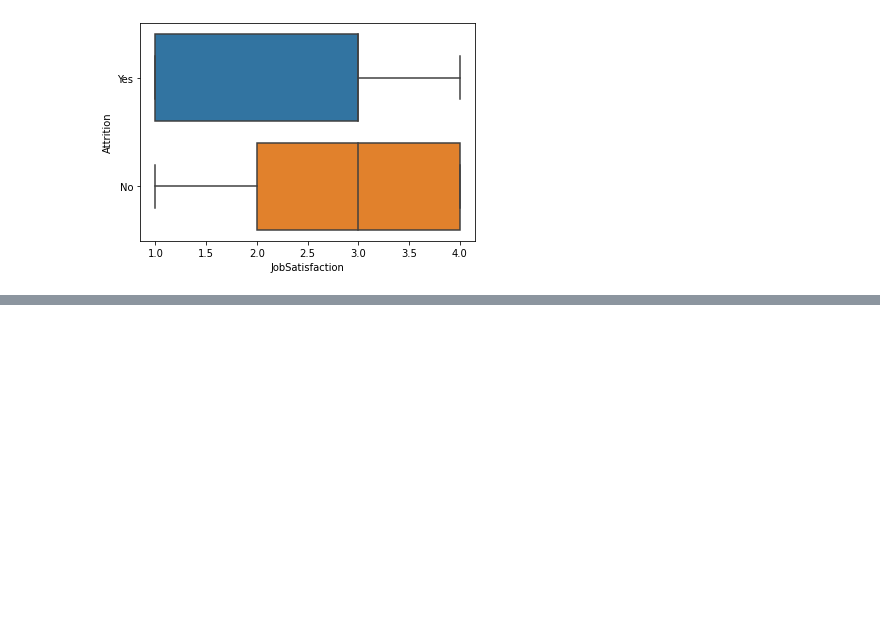
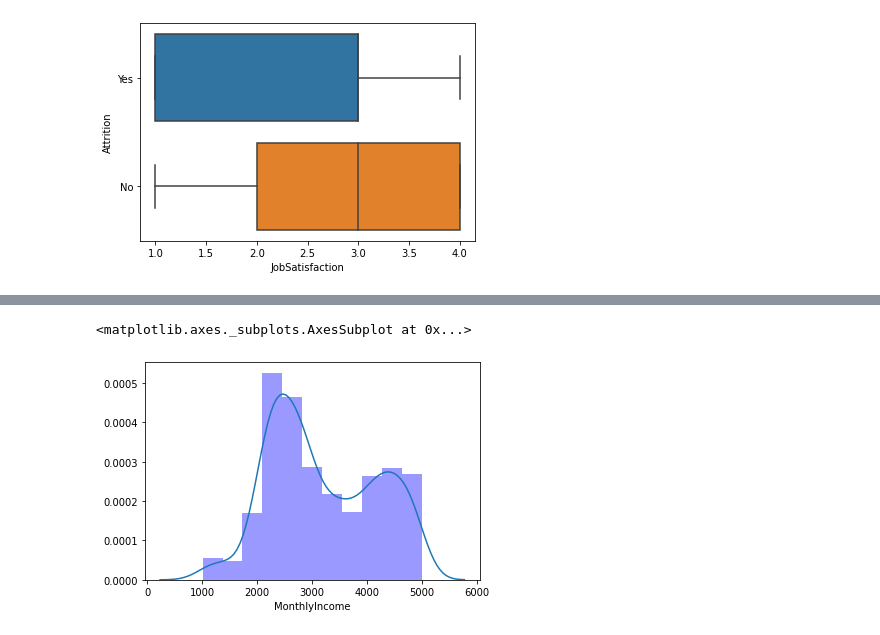
Before and after one commit to pereira-tony/td1-nosql-m1-web, a Jupyter notebook: Exercices/DataVis/Exercice_partie_3.ipynb, the cells around one changed output, grey strips where cells are left out. Drawn from its saved outputs; the diff is of its cells as text; code cells hidden in the pictures; blank space fills up the shorter version.

```diff
--- a/Exercices/DataVis/Exercice_partie_3.ipynb
+++ b/Exercices/DataVis/Exercice_partie_3.ipynb
@@ -42,0 +88,7 @@ sb.boxplot(x="JobSatisfaction", y="Attrition", data=data)
+# %%
+# Exercice 8
+
+sb.distplot(data['MonthlyIncome'], kde = True, hist_kws = {'color': 'blue'})
+# %% [output]
+<matplotlib.axes._subplots.AxesSubplot at 0x...>
+[figure, added]
```
Also changed, not shown: parts of 9 cells of this notebook.
